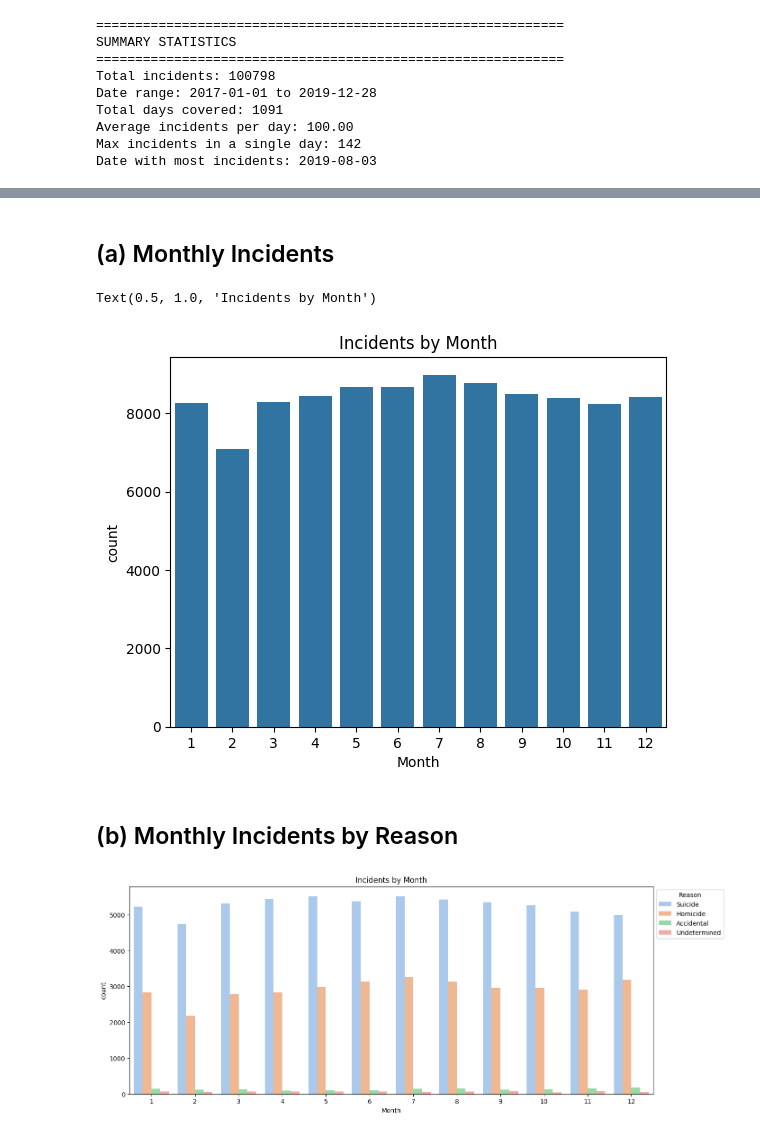
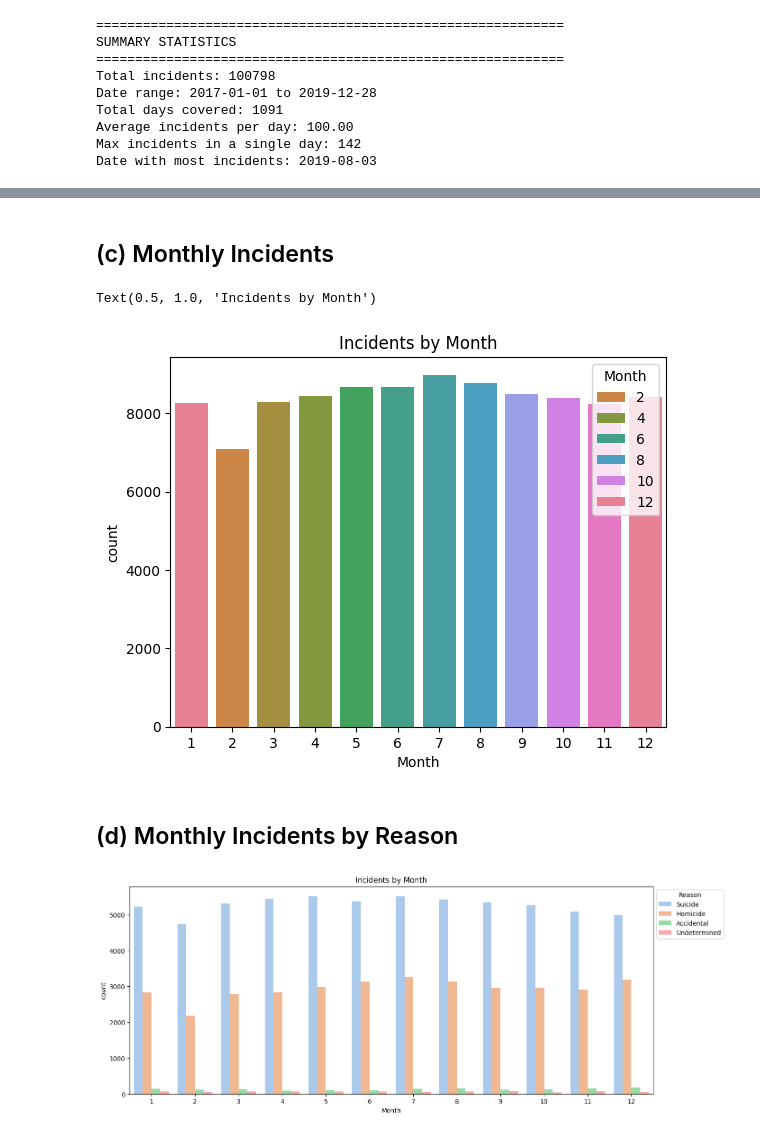
Before and after one commit to beckhamtoh/CS3244-Gun-Violence, a Jupyter notebook: notebooks/02_eda.ipynb, the cells around one changed output, grey strips where cells are left out. Saved outputs shown, nothing was run; the diff lists cells and outputs as text; code cells hidden in the pictures.

```diff
--- a/notebooks/02_eda.ipynb
+++ b/notebooks/02_eda.ipynb
@@ -9,7 +9,7 @@ import seaborn as sns
 # %% [markdown]
 Load Dataset
 # %%
-file_path = "../data/raw/Guns incident Data.csv"
+file_path = "../data/cleaned/guns_incident_data_cleaned.csv"
 df = pd.read_csv(file_path)
 # %% [markdown]
 # Basic Data Overview
@@ -215,7 +271,7 @@ plt.show()
 ## (a) Spread of Incidents
 # %%
 # Ensure Date column is in datetime format
-df['Date'] = pd.to_datetime(df['Date'], format='%d-%m-%Y')
+df['Date'] = pd.to_datetime(df['Date'], format='%Y-%m-%d')
 
 # Sort by date to ensure chronological order
 df = df.sort_values('Date')
@@ -307,13 +378,13 @@ Date with most incidents: 2019-08-03
 # %% [markdown]
-## (a) Monthly Incidents
+## (c) Monthly Incidents
 # %%
-sns.countplot(x='Month', data=df)
+sns.countplot(x='Month', hue = 'Month', palette = 'husl', data=df)
 plt.title("Incidents by Month")
 # %% [output]
 Text(0.5, 1.0, 'Incidents by Month')
-[figure, old version]
+[figure, new version]
 # %% [markdown]
-## (b) Monthly Incidents by Reason
+## (d) Monthly Incidents by Reason
 # %%
 plt.figure(figsize=(15,6))
 sns.countplot(x='Month', hue = 'Reason', data=df, palette = 'pastel', hue_order=['Suicide', 'Homicide', 'Accidental', 'Undetermined'])
```
Also changed, not shown: parts of 26 cells of this notebook.
